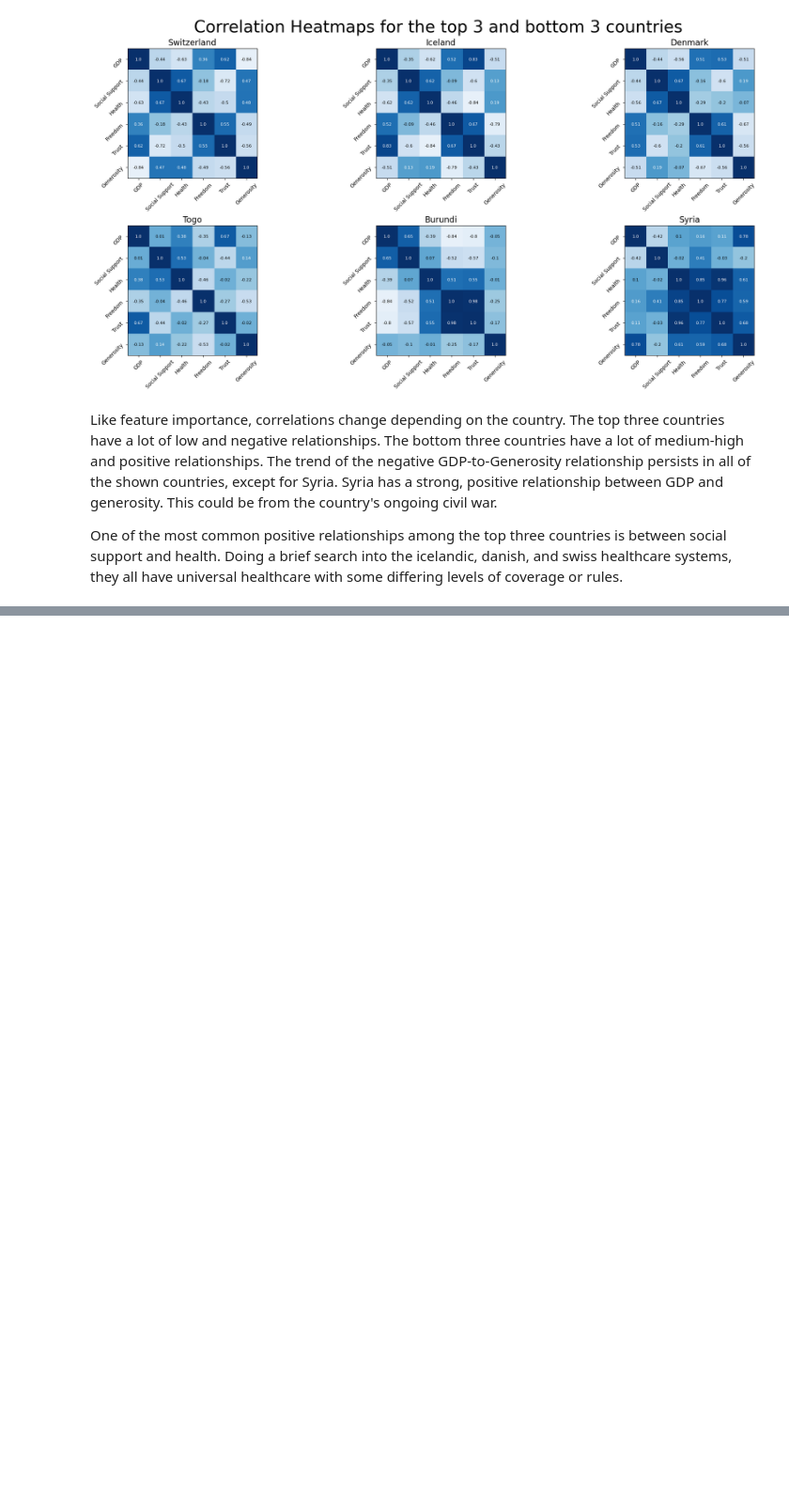
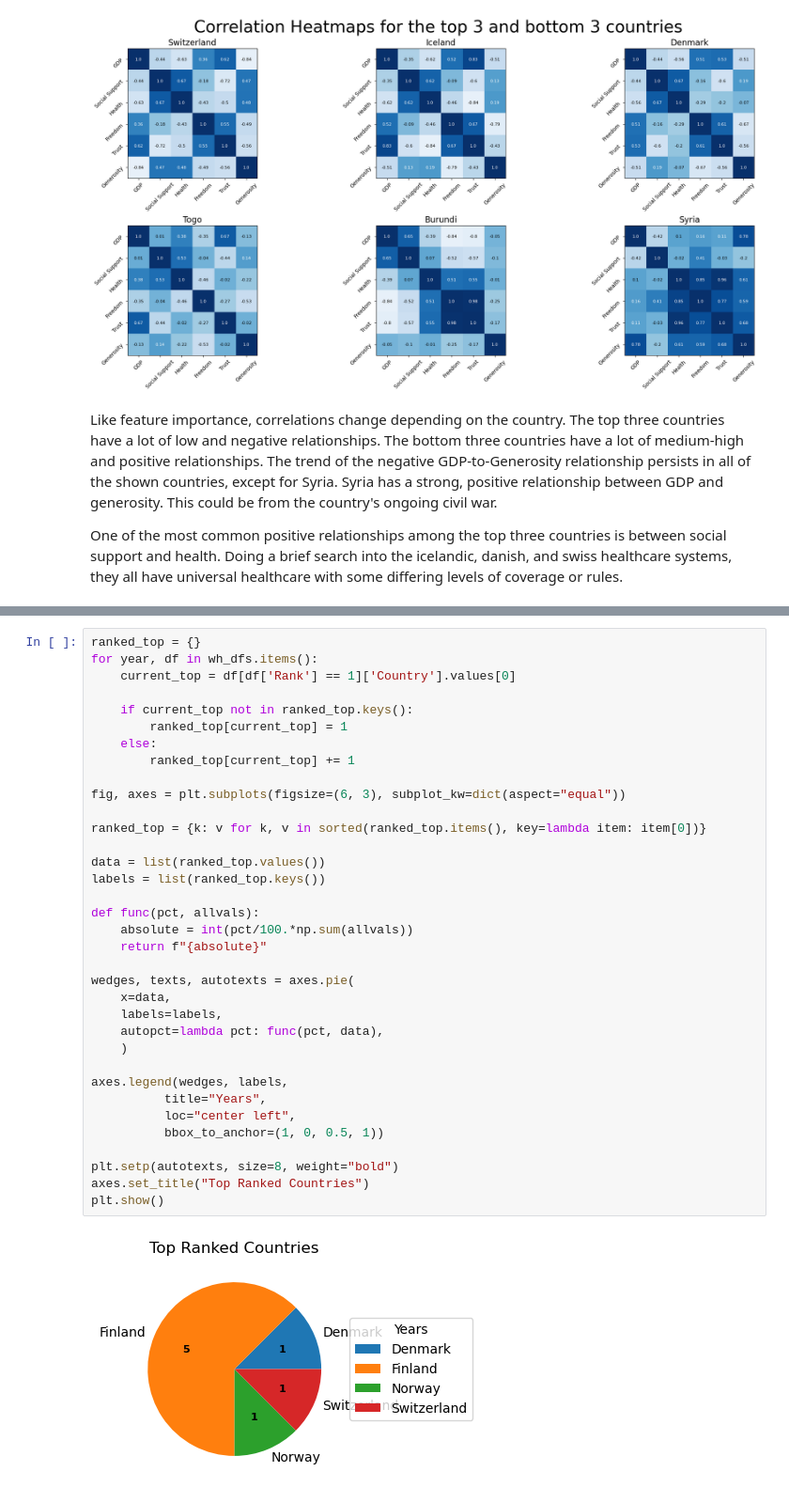
Before and after one commit to cjensen93/WorldHappinesReport, a Jupyter notebook: report.ipynb, the cells around one changed output, grey strips where cells are left out. Shown at 94% size. Cells and saved outputs as stored; diff of their text form; blank space fills up the shorter version.

Commit message:
Finished visualizations and cleaned up code.

```diff
--- a/report.ipynb
+++ b/report.ipynb
@@ -825,0 +803,37 @@ No artists with labels found to put in legend.  Note that artists whose label st
+# %%
+ranked_top = {}
+for year, df in wh_dfs.items():
+    current_top = df[df['Rank'] == 1]['Country'].values[0]
+
+    if current_top not in ranked_top.keys():
+        ranked_top[current_top] = 1
+    else:
+        ranked_top[current_top] += 1
+
+fig, axes = plt.subplots(figsize=(6, 3), subplot_kw=dict(aspect="equal"))
+
+ranked_top = {k: v for k, v in sorted(ranked_top.items(), key=lambda item: item[0])}
+
+data = list(ranked_top.values())
+labels = list(ranked_top.keys())
+
+def func(pct, allvals):
+    absolute = int(pct/100.*np.sum(allvals))
+    return f"{absolute}"
+
+wedges, texts, autotexts = axes.pie(
+    x=data,
+    labels=labels,
+    autopct=lambda pct: func(pct, data),
+    )
+
+axes.legend(wedges, labels,
+          title="Years",
+          loc="center left",
+          bbox_to_anchor=(1, 0, 0.5, 1))
+
+plt.setp(autotexts, size=8, weight="bold")
+axes.set_title("Top Ranked Countries")
+plt.show()
+# %% [output]
+[figure, added]
```
Also changed, not shown: parts of 25 cells of this notebook.
